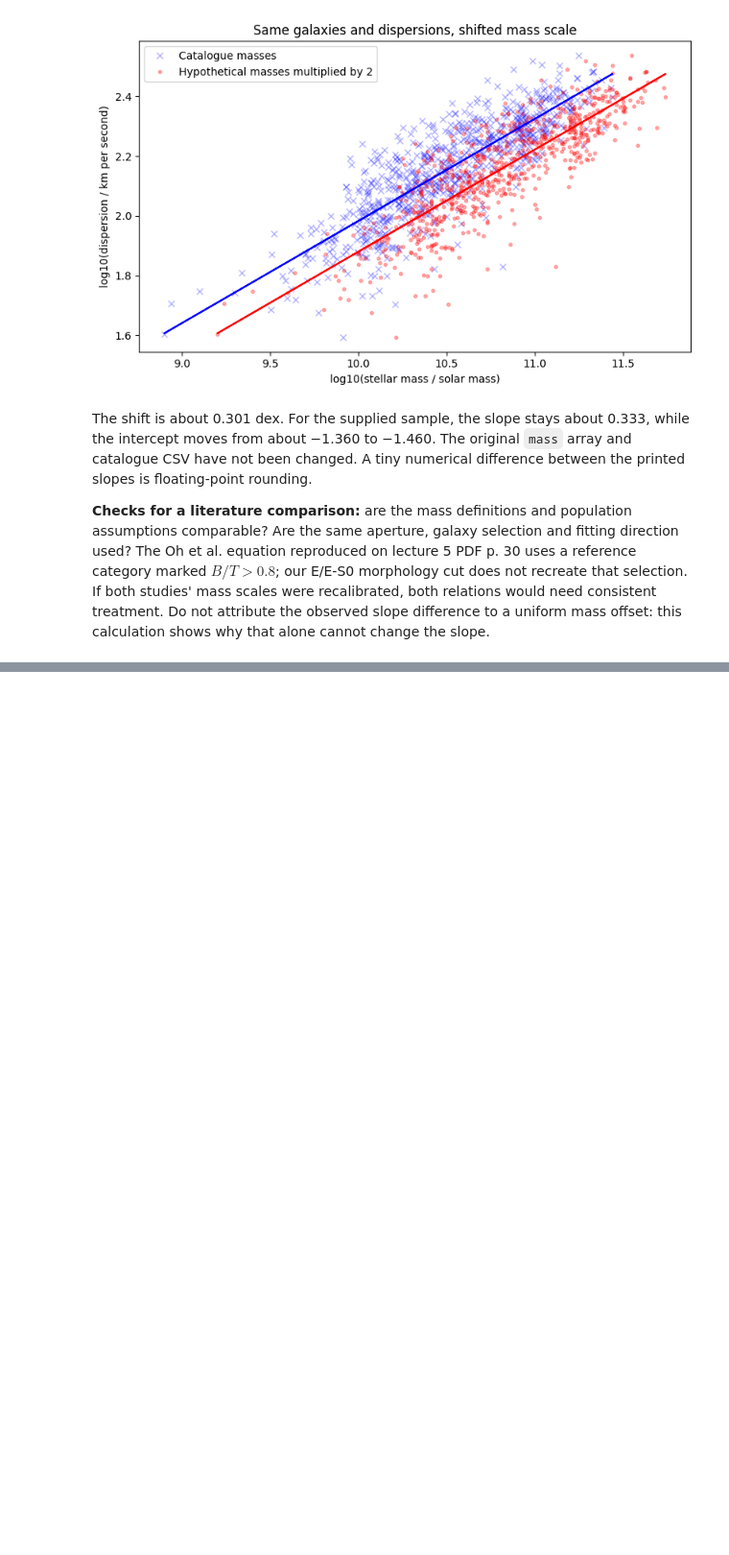
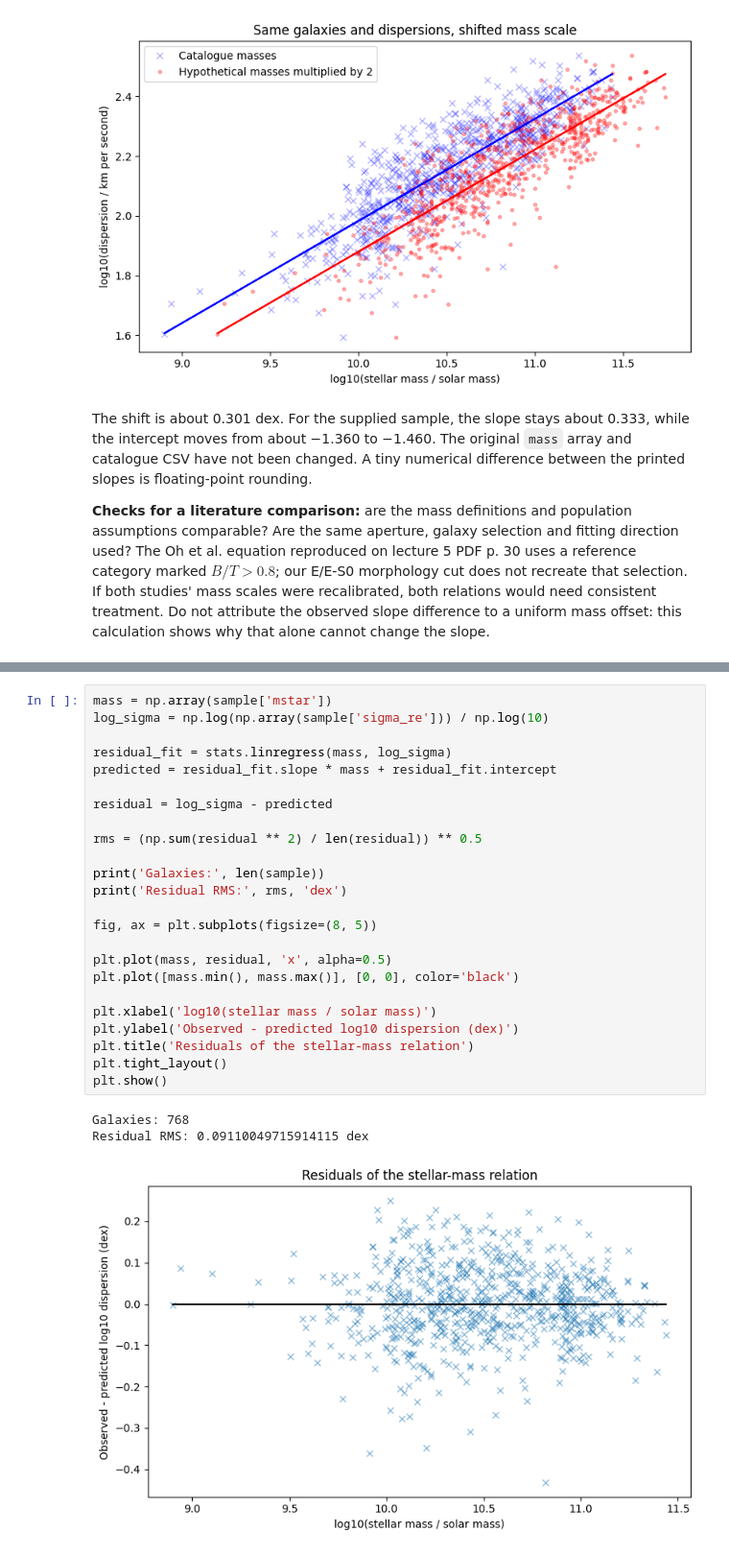
Before and after one commit to haniya-nejeeb/PHYS3116-computational-assessment, a Jupyter notebook: notebooks/SAMI_Extra_Investigations.ipynb, the cells around one changed output, grey strips where cells are left out. Shown at 96% size. Cells and saved outputs as stored; diff of their text form; blank space fills up the shorter version.

Commit message:
adding different residual analysis
Last residual analysis was incorrect because log_sigma

```diff
--- a/notebooks/SAMI_Extra_Investigations.ipynb
+++ b/notebooks/SAMI_Extra_Investigations.ipynb
@@ -210,0 +221,28 @@ The shift is about 0.301 dex. For the supplied sample, the slope stays about 0.3
+# %%
+mass = np.array(sample['mstar'])
+log_sigma = np.log(np.array(sample['sigma_re'])) / np.log(10)
+
+residual_fit = stats.linregress(mass, log_sigma)
+predicted = residual_fit.slope * mass + residual_fit.intercept
+
+residual = log_sigma - predicted
+
+rms = (np.sum(residual ** 2) / len(residual)) ** 0.5
+
+print('Galaxies:', len(sample))
+print('Residual RMS:', rms, 'dex')
+
+fig, ax = plt.subplots(figsize=(8, 5))
+
+plt.plot(mass, residual, 'x', alpha=0.5)
+plt.plot([mass.min(), mass.max()], [0, 0], color='black')
+
+plt.xlabel('log10(stellar mass / solar mass)')
+plt.ylabel('Observed - predicted log10 dispersion (dex)')
+plt.title('Residuals of the stellar-mass relation')
+plt.tight_layout()
+plt.show()
+# %% [output]
+Galaxies: 768
+Residual RMS: 0.09110049715914115 dex
+[figure, added]
```
Also changed, not shown: parts of 1 cell of this notebook.
